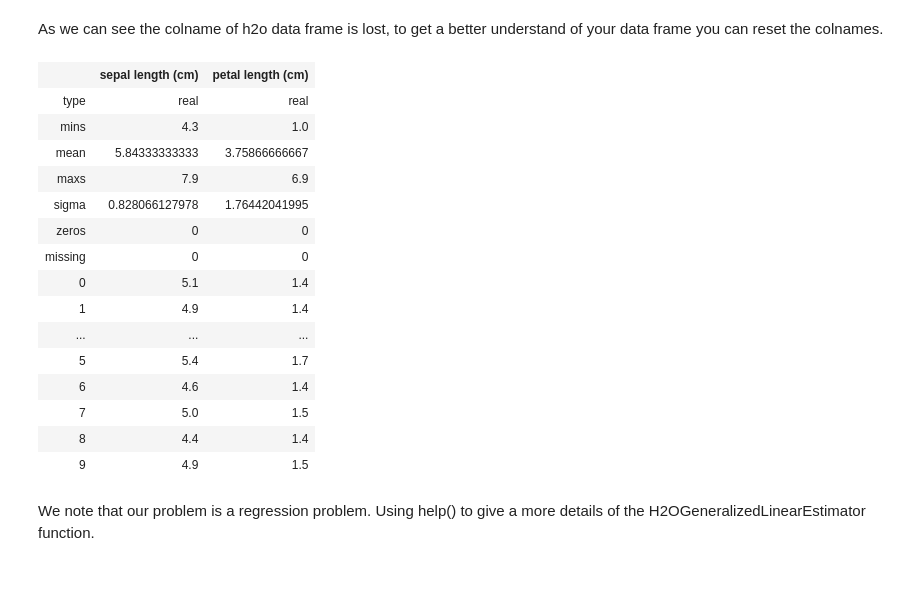
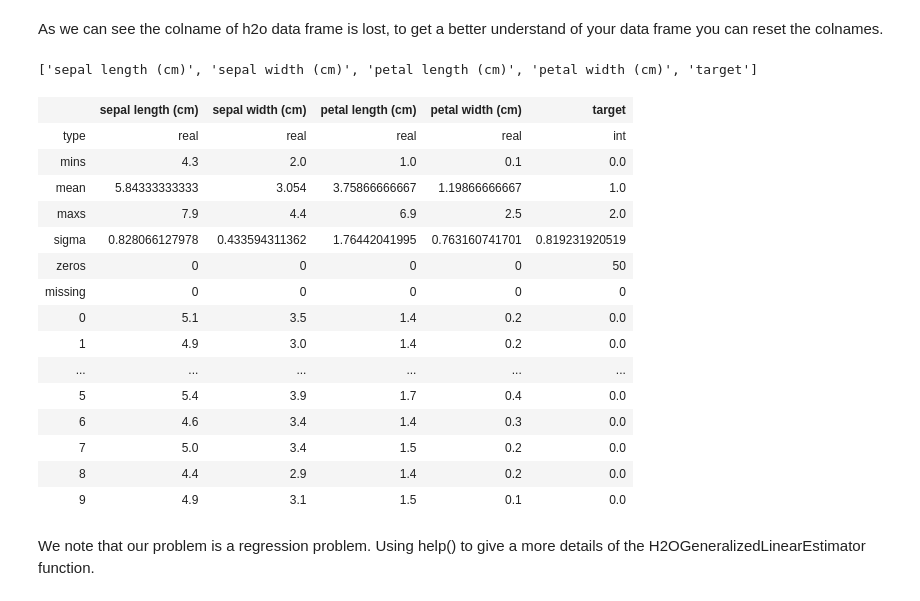
Before and after one commit to qiqiestunegrossememere/sfeir_school_ml, a Jupyter notebook: Codelab_linear_regression.ipynb, the cells around one changed output. Saved outputs shown, nothing was run; the diff lists cells and outputs as text; code cells hidden in the pictures.

```diff
--- a/Codelab_linear_regression.ipynb
+++ b/Codelab_linear_regression.ipynb
@@ -292,25 +294,29 @@ iris_h2o.summary()
 # %% [markdown]
 As we can see the colname of h2o data frame is lost, to get a better understand of your data frame you can reset the colnames.
-# %%
-iris_h2o.set_names([iris.feature_names[0],iris.feature_names[2]])
-iris_h2o.summary()
-# %% [output]
-|  | sepal length (cm) | petal length (cm) |
-| type | real | real |
-| mins | 4.3 | 1.0 |
-| mean | 5.84333333333 | 3.75866666667 |
-| maxs | 7.9 | 6.9 |
-| sigma | 0.828066127978 | 1.76442041995 |
-| zeros | 0 | 0 |
-| missing | 0 | 0 |
-| 0 | 5.1 | 1.4 |
-| 1 | 4.9 | 1.4 |
-| ... | ... | ... |
-| 5 | 5.4 | 1.7 |
-| 6 | 4.6 | 1.4 |
-| 7 | 5.0 | 1.5 |
-| 8 | 4.4 | 1.4 |
-| 9 | 4.9 | 1.5 |
+# %%
+iris.feature_names.append("target")
+print iris.feature_names
+iris_h2o.set_names(iris.feature_names)
+
+iris_h2o.summary()
+# %% [output]
+['sepal length (cm)', 'sepal width (cm)', 'petal length (cm)', 'petal width (cm)', 'target']
+|  | sepal length (cm) | sepal width (cm) | petal length (cm) | petal width (cm) | target |
+| type | real | real | real | real | int |
+| mins | 4.3 | 2.0 | 1.0 | 0.1 | 0.0 |
+| mean | 5.84333333333 | 3.054 | 3.75866666667 | 1.19866666667 | 1.0 |
+| maxs | 7.9 | 4.4 | 6.9 | 2.5 | 2.0 |
+| sigma | 0.828066127978 | 0.433594311362 | 1.76442041995 | 0.763160741701 | 0.819231920519 |
+| zeros | 0 | 0 | 0 | 0 | 50 |
+| missing | 0 | 0 | 0 | 0 | 0 |
+| 0 | 5.1 | 3.5 | 1.4 | 0.2 | 0.0 |
+| 1 | 4.9 | 3.0 | 1.4 | 0.2 | 0.0 |
+| ... | ... | ... | ... | ... | ... |
+| 5 | 5.4 | 3.9 | 1.7 | 0.4 | 0.0 |
+| 6 | 4.6 | 3.4 | 1.4 | 0.3 | 0.0 |
+| 7 | 5.0 | 3.4 | 1.5 | 0.2 | 0.0 |
+| 8 | 4.4 | 2.9 | 1.4 | 0.2 | 0.0 |
+| 9 | 4.9 | 3.1 | 1.5 | 0.1 | 0.0 |
 # %% [markdown]
 We note that our problem is a regression problem.
 Using help() to give a more details of the H2OGeneralizedLinearEstimator function.
```
Also changed, not shown: parts of 8 cells of this notebook.
